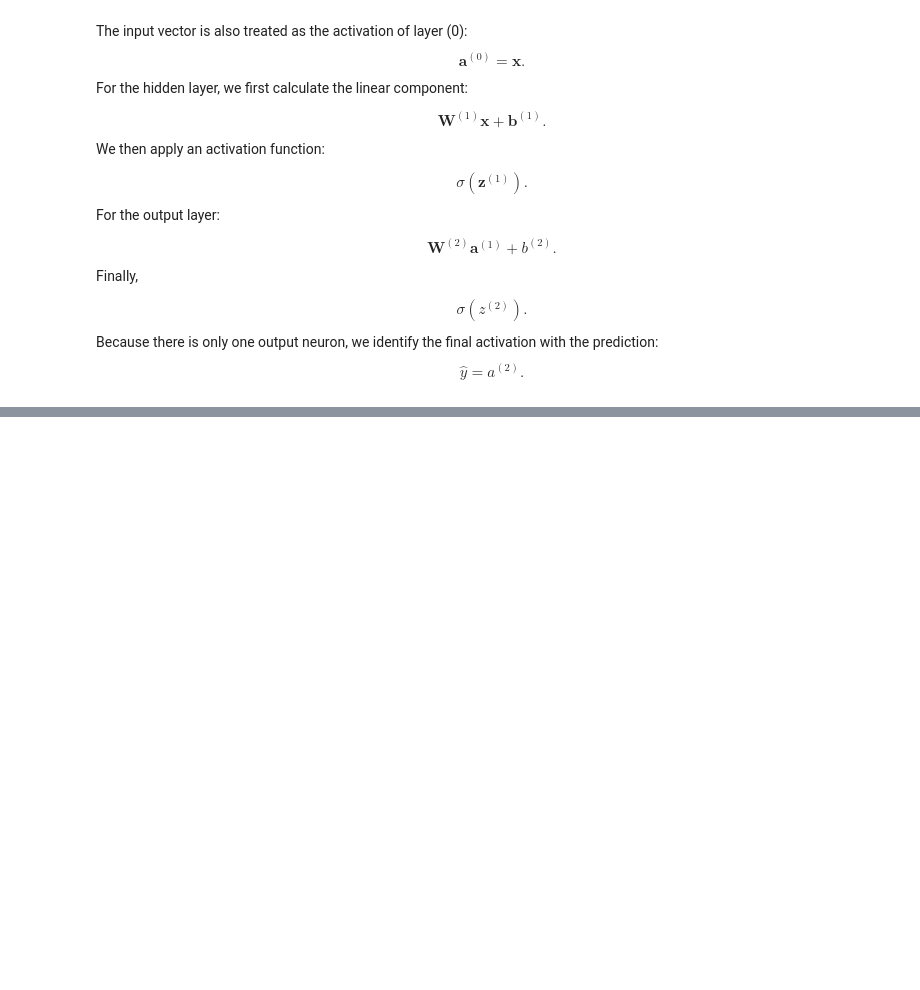
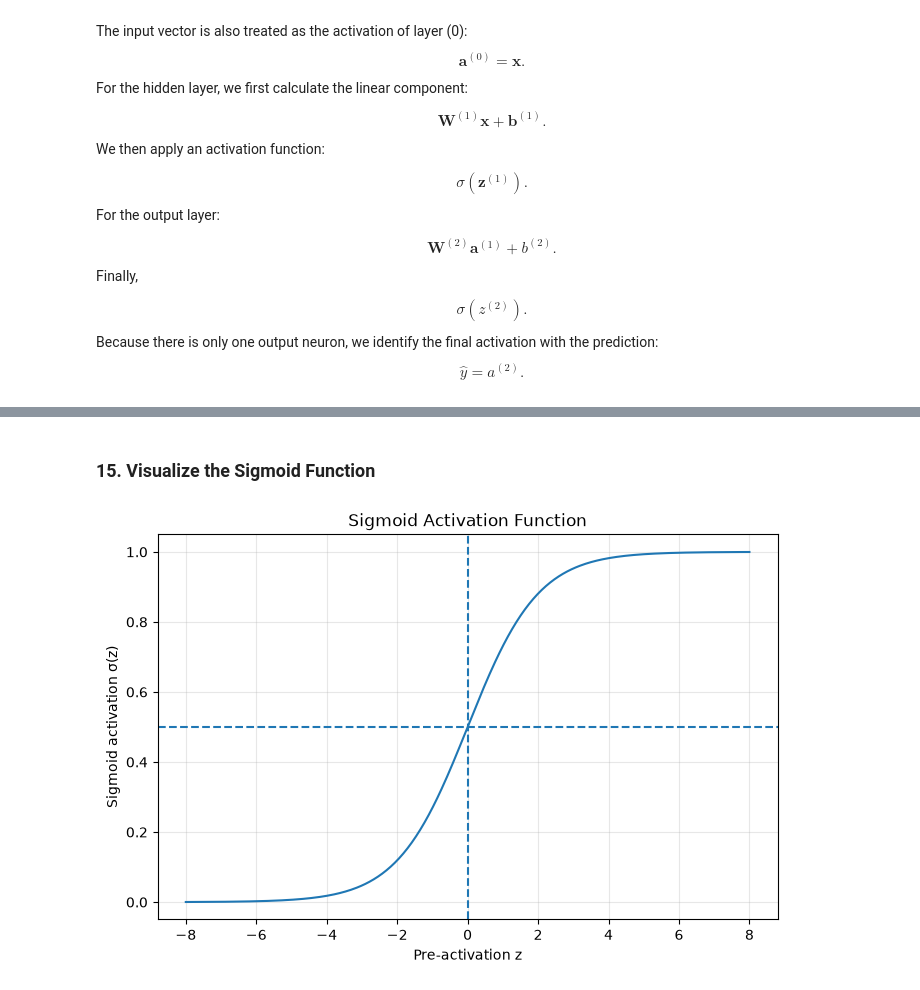
Before and after one commit to KevTJ/kj-project-portfolio, a Jupyter notebook: Research/Neural_Network_Implementation_Computational_Efficiency_Analysis/02_mathematical_specification_and_scalar_forward_propagation.ipynb, the cells around one changed output, grey strips where cells are left out. Drawn from its saved outputs; the diff is of its cells as text; code cells hidden in the pictures; blank space fills up the shorter version.

```diff
--- a/Research/Neural_Network_Implementation_Computational_Efficiency_Analysis/02_mathematical_specification_and_scalar_forward_propagation.ipynb
+++ b/Research/Neural_Network_Implementation_Computational_Efficiency_Analysis/02_mathematical_specification_and_scalar_forward_propagation.ipynb
@@ -219,0 +444,18 @@ The distinction will become important during backpropagation because gradients p
+# %%
+def sigmoid(z):
+    """
+    z : float or np.ndarray
+        Pre-activation value or values.
+
+    Returns
+    float or np.ndarray
+        Sigmoid activation.
+    """
+    return 1.0 / (1.0 + np.exp(-z))
+
+## Test the function:
+test_values = np.array([-5.0, -1.0, 0.0, 1.0, 5.0])
+sigmoid_values = sigmoid(test_values)
+
+for z, activation in zip(test_values, sigmoid_values):
+    print(f"sigmoid({z:>4.1f}) = {activation:.6f}")
@@ -219,0 +483,17 @@ The distinction will become important during backpropagation because gradients p
+# %% [markdown]
+### 15. Visualize the Sigmoid Function
+# %%
+z_grid = np.linspace(-8, 8, 400)
+activation_grid = sigmoid(z_grid)
+
+plt.figure(figsize=(8, 5))
+plt.plot(z_grid, activation_grid)
+plt.axhline(0.5, linestyle="--")
+plt.axvline(0.0, linestyle="--")
+plt.xlabel("Pre-activation z")
+plt.ylabel("Sigmoid activation σ(z)")
+plt.title("Sigmoid Activation Function")
+plt.grid(alpha=0.3)
+plt.show()
+# %% [output]
+[figure, added]
```
Also changed, not shown: parts of 34 cells of this notebook.
